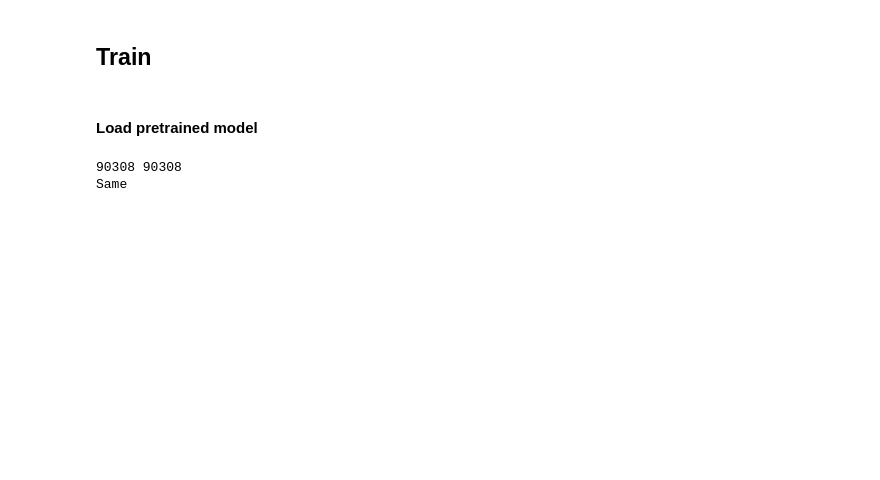
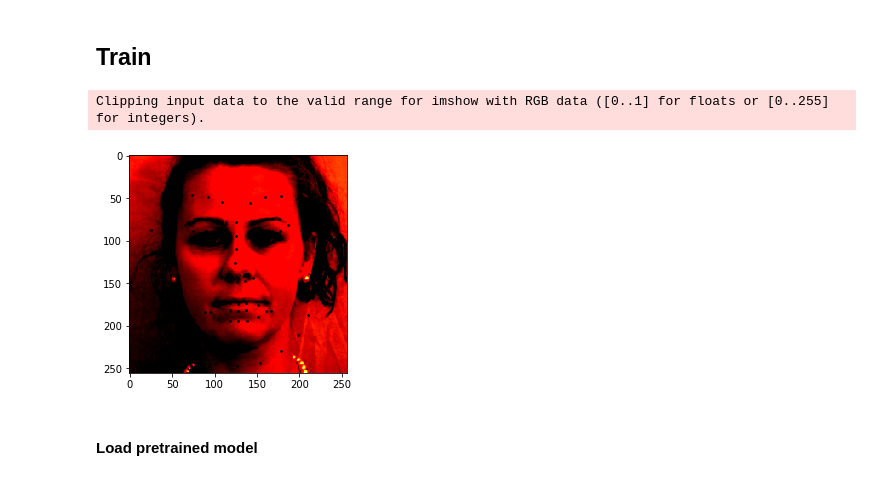
Before and after one commit to KhurramPirov/Twins-recognition, a Jupyter notebook: dataloader/MainModel.ipynb, the cells around one changed output. Cells and saved outputs as stored; diff of their text form; code cells hidden in the pictures; blank space fills up the shorter version.

```diff
--- a/dataloader/MainModel.ipynb
+++ b/dataloader/MainModel.ipynb
@@ -150,2 +91,28 @@ data_transform_val={
+# %%
+device = torch.device("cuda:0" if torch.cuda.is_available() else "cpu")
+data_transform ={
+    'same': transforms.Compose([
+            transforms.Resize(256),
+            transforms.CenterCrop(256),
+            transforms.RandomHorizontalFlip(p=1),
+
+            transforms.ToTensor(),
+            transforms.Normalize([0.485, 0.456, 0.406], [0.229, 0.224, 0.225])]),
+    'twin': transforms.Compose([
+            transforms.Resize(256),
+            transforms.CenterCrop(256),
+            transforms.ToTensor(),
+            transforms.Normalize([0.485, 0.456, 0.406], [0.229, 0.224, 0.225])])
+                }
+views = pd.read_csv('/home/khurram/DL_skoltech/Skoltech_DL_2019/Project/Twins/twins_aligned_cropped_resized/df/views.csv', index_col=0)
+views.index = views.index.astype(str)
+views.filename = views.filename.apply(eval)
+
+# pairs including 50% of same identities
+pairs = pd.read_csv('/home/khurram/DL_skoltech/Skoltech_DL_2019/Project/Twins/twins_aligned_cropped_resized/pairs_train.csv')
+
+direct='/home/khurram/DL_skoltech/Skoltech_DL_2019/Project/Twins/twins_aligned_cropped_resized/'
+dataset = TwinPairsDataset(direct, pairs, views,transform=data_transform, keypoints=True)
+dataloader = DataLoader(dataset, batch_size=10,shuffle=True)
 # %% [markdown]
 ## Train
@@ -159,0 +119,13 @@ device = torch.device("cuda:1" if torch.cuda.is_available() else "cpu")
+# %%
+idx = 119
+
+sample = dataset[idx]
+std=sample['img_1'].numpy().std()
+mean=sample['img_1'].numpy().mean()
+plt.imshow(sample['img_1'].numpy().transpose(1,2,0)*std+mean)
+kp = sample['keypoints_1']
+plt.scatter(kp[:,0], kp[:,1], s=3,color='black')
+plt.show()
+# %% [output]
+Clipping input data to the valid range for imshow with RGB data ([0..1] for floats or [0..255] for integers).
+[figure, added]
@@ -160,10 +143,2 @@ device = torch.device("cuda:1" if torch.cuda.is_available() else "cpu")
 # %% [markdown]
 #### Load pretrained model
-# %%
-dataset = TwinPairsDataset(direct, pairs, views,transform=data_transform_train, keypoints=True)
-dataloader = DataLoader(dataset, batch_size=10,shuffle=True)
-
-sample=dataset[0]
-# %% [output]
-90308 90308
-Same
```
Also changed, not shown: parts of 22 cells of this notebook.
